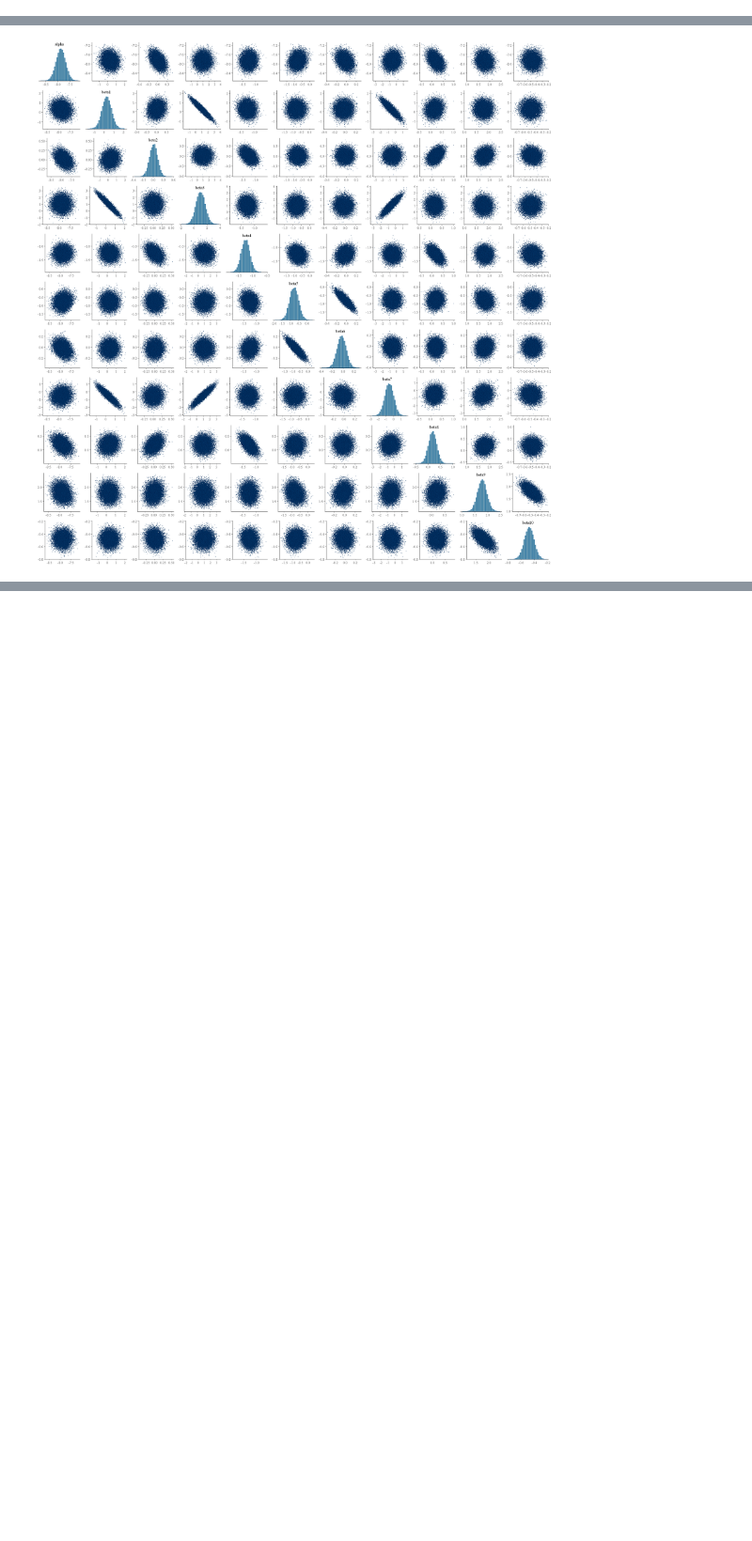
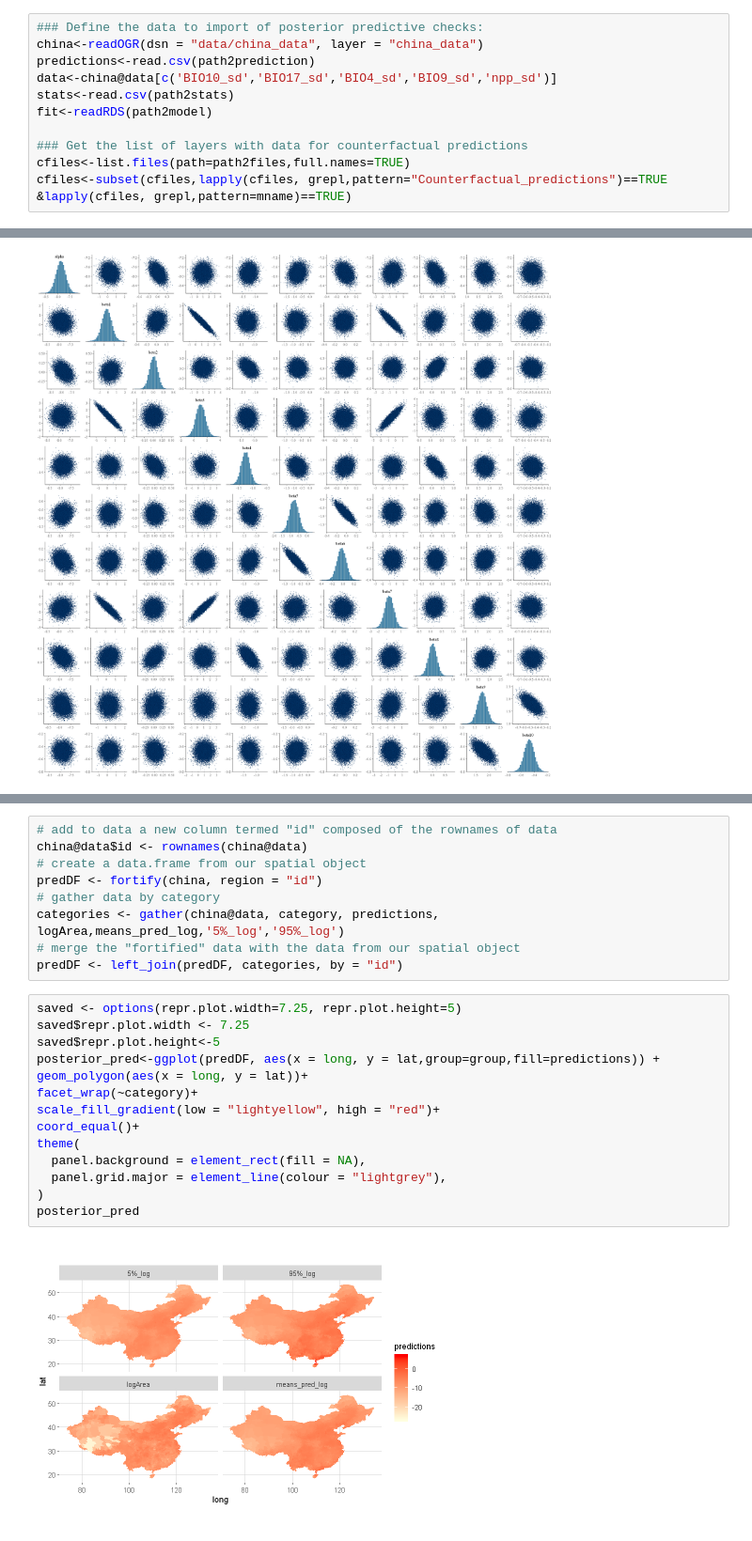
Before and after one commit to mkrzyzanska/BuckwheatNicheModelling, a Jupyter notebook: reports/06_Plot_model.ipynb, the cells around one changed output, grey strips where cells are left out. Shown at 94% size. Saved outputs shown, nothing was run; the diff lists cells and outputs as text; blank space fills up the shorter version.

```diff
--- a/reports/05_Plot_model.ipynb
+++ b/reports/06_Plot_model.ipynb
@@ -47,0 +40,11 @@ fit<-readRDS(path2model)
+# %%
+### Define the data to import of posterior predictive checks:
+china<-readOGR(dsn = "data/china_data", layer = "china_data")
+predictions<-read.csv(path2prediction)
+data<-china@data[c('BIO10_sd','BIO17_sd','BIO4_sd','BIO9_sd','npp_sd')]
+stats<-read.csv(path2stats)
+fit<-readRDS(path2model)
+
+### Get the list of layers with data for counterfactual predictions
+cfiles<-list.files(path=path2files,full.names=TRUE)
+cfiles<-subset(cfiles,lapply(cfiles, grepl,pattern="Counterfactual_predictions")==TRUE &lapply(cfiles, grepl,pattern=mname)==TRUE)
@@ -185,0 +233,25 @@ ppc_intervals(y, yrep, x = NULL, ..., prob = 0.5, prob_outer = 0.9,
+# %%
+# add to data a new column termed "id" composed of the rownames of data
+china@data$id <- rownames(china@data)
+# create a data.frame from our spatial object
+predDF <- fortify(china, region = "id")
+# gather data by category
+categories <- gather(china@data, category, predictions, logArea,means_pred_log,'5%_log','95%_log')
+# merge the "fortified" data with the data from our spatial object
+predDF <- left_join(predDF, categories, by = "id")
+# %%
+saved <- options(repr.plot.width=7.25, repr.plot.height=5)
+saved$repr.plot.width <- 7.25
+saved$repr.plot.height<-5
+posterior_pred<-ggplot(predDF, aes(x = long, y = lat,group=group,fill=predictions)) +
+geom_polygon(aes(x = long, y = lat))+
+facet_wrap(~category)+
+scale_fill_gradient(low = "lightyellow", high = "red")+
+coord_equal()+
+theme(
+  panel.background = element_rect(fill = NA),
+  panel.grid.major = element_line(colour = "lightgrey"),
+)
+posterior_pred
+# %% [output]
+[figure, added]
```
Also changed, not shown: parts of 25 cells of this notebook, 10 other files.
